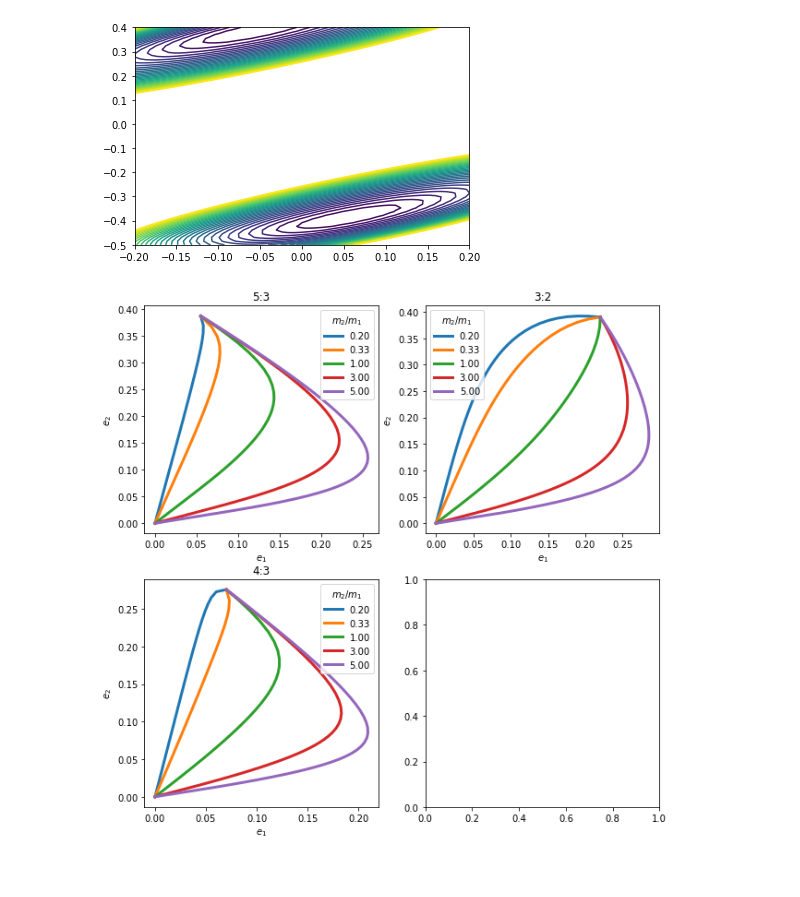
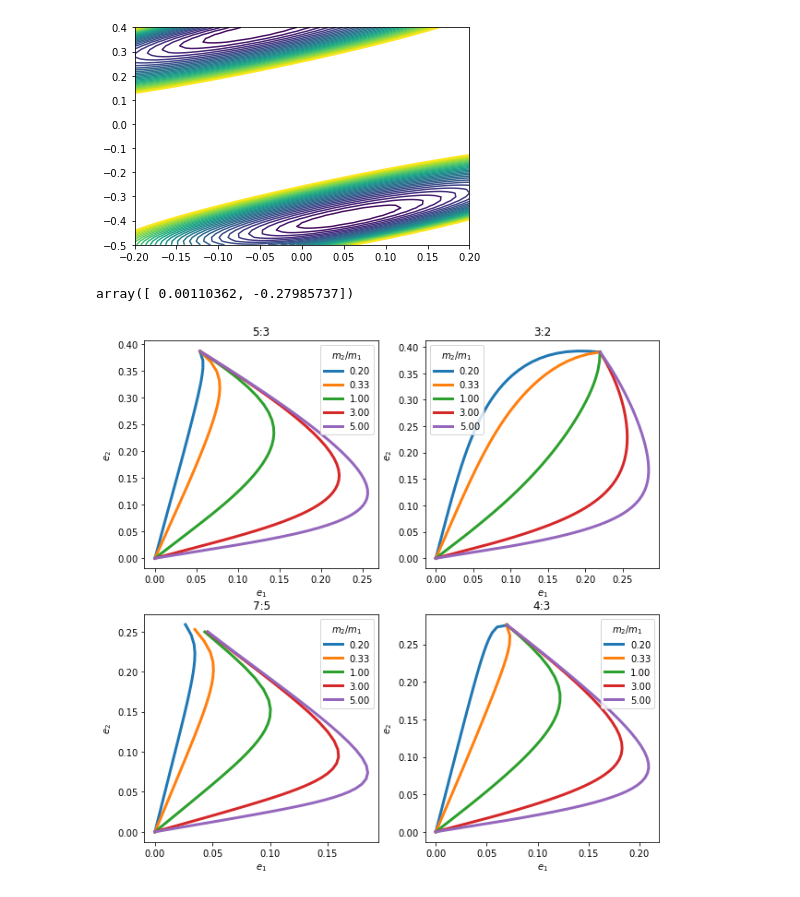
Before and after one commit to shadden/ResonantPlanetPairsRVModeling, a Jupyter notebook: jupyter_examples/Construct_ACR_Families.ipynb, the cells around one changed output. Cells and saved outputs as stored; diff of their text form; code cells hidden in the pictures.

Commit message:
Function demo constructing the ACR tracks.

```diff
--- a/jupyter_examples/Construct_ACR_Families.ipynb
+++ b/jupyter_examples/Construct_ACR_Families.ipynb
@@ -60,3 +64,7 @@ def objective_fn(x,amd):
+# %%
+minroot.x
+# %% [output]
+array([ 0.00110362, -0.27985737])
 # %%
 fig,axes = plt.subplots(2,2,figsize=(10,10))
 axes = axes.reshape(-1)
@@ -73,41 +81,69 @@ e_mins_init = (0.07,-0.3)
 planet_mass_ratios = np.sort(np.append(1/np.linspace(1,5,3)[1:],np.linspace(1,5,3)))
 
 # Loop over resonances
-for axI,jk in enumerate([(5,2),(3,1),(4,1)]):
+for axI,jk in enumerate([(5,2),(3,1),(7,2),(4,1)]):
 
     ax = axes[axI]
     res_eqs.j,res_eqs.k = jk
 
     e_mins_init = (0.1,-0.3)
+
     minroot = minimize(R_of_e1cos_e2cos,x0=e_mins_init,args=(res_eqs))
 
     # Loop over planet mass ratios
     for mratio in planet_mass_ratios:
 
-        set_masses_from_gamma_eps(mratio,1e-5,res_eqs)
+        set_masses_from_gamma_eps(mratio,3e-4,res_eqs)
         y,_=R_of_e1cos_e2cos(minroot.x,res_eqs,returnInputs=True)
-        amd = y[-1]
-        e1,e2 = np.zeros((2,Npt))
-        amdrange = amd * np.logspace(0,-2,Npt)
+
+        # For som reason the 7:5 MMR needs some annoying hand-holding to
+        # get the ACR tracks correct. For the 7:5 MMR we'll build tracks
+        # from low AMD to high AMD instead.
+        if res_eqs.j==7:
+
+            # Set the max amd form a rough estimate of the location of (e1*,e2*)
+            y = res_eqs.orbels_to_dyvars([res_eqs.alpha,0.04,0.5 *np.pi,1,.25, 1.5 * np.pi])
+            amdmax = y[-1]
+
+            # set the starting point at low AMD
+            y = res_eqs.orbels_to_dyvars([res_eqs.alpha,0.01,0,1,.01, 0])
+            amdmin = y[-1]
+            y[0] = 0.5*np.pi
+            y[1] = 1.5 * np.pi
+
+            amdrange = np.logspace(np.log10(amdmin),np.log10(amdmax),Npt)
+
+        else:
+            amd = y[-1]
+            e1,e2 = np.zeros((2,Npt))
+            amdrange = amd * np.logspace(0,-2,Npt)
+
+        y = np.array(y)
+        lb = np.array([-np.pi,-np.pi, -1* y[2], -1 * y[3]])
+        ub = np.array([np.pi,np.pi,np.inf,np.inf])
 
         for i,amd0 in enumerate(amdrange):
             y[-1]=amd0
             f = res_eqs.H_flow(y)[:-1]
             J = res_eqs.H_flow_jac(y)[:-1,:-1]
             it=0
-            while np.linalg.norm(f)>1e-10 and it < MAX_ITER:
-                y[:-1] = y[:-1] + np.linalg.solve(J,-f)
-                y[2:][y[2:]<0]=0
+            while np.linalg.norm(f)>1e-9 and it < MAX_ITER:
+                lb[2:] =  -1* y[2:-1]
+                dy = lsq_linear(J,-f,bounds=(lb,ub)).x
+                y[:-1] = y[:-1] + dy
                 f = res_eqs.H_flow(y)[:-1]
                 J = res_eqs.H_flow_jac(y)[:-1,:-1]
                 it+=1
             _,e1[i],_,_,e2[i],_ = res_eqs.dyvars_to_orbels(y) #
             if it == MAX_ITER:
                 print("Warning, max. iter. hit for (amd,gamma)=({:.2f},{:.2f})".format(amd0,mratio))
-        ax.plot(np.append(e1,[0]),np.append(e2,[0]),label="{:.2f}".format(mratio),lw=3)
+        if res_eqs.j==7:
+            ax.plot(np.append([0],e1),np.append([0],e2),label="{:.2f}".format(mratio),lw=3)
+        else:
+            ax.plot(np.append(e1,[0]),np.append(e2,[0]),label="{:.2f}".format(mratio),lw=3)
     ax.set_xlabel(r"$e_1$")
     ax.set_ylabel(r"$e_2$")
     ax.set_title(r"{:d}:{:d}".format(res_eqs.j,res_eqs.j-res_eqs.k))
     ax.legend(title=r"$m_2/m_1$")
 # %% [output]
-[figure, old version]
+[figure, new version]
```
Also changed, not shown: parts of 2 cells of this notebook.
